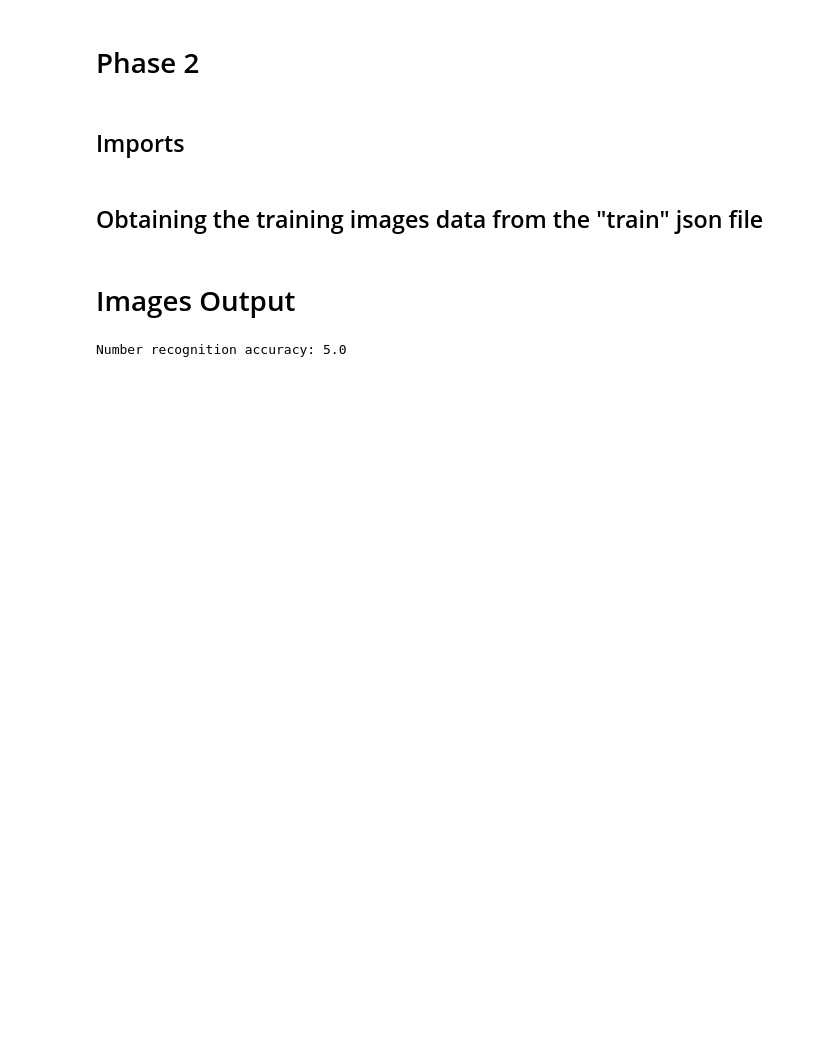
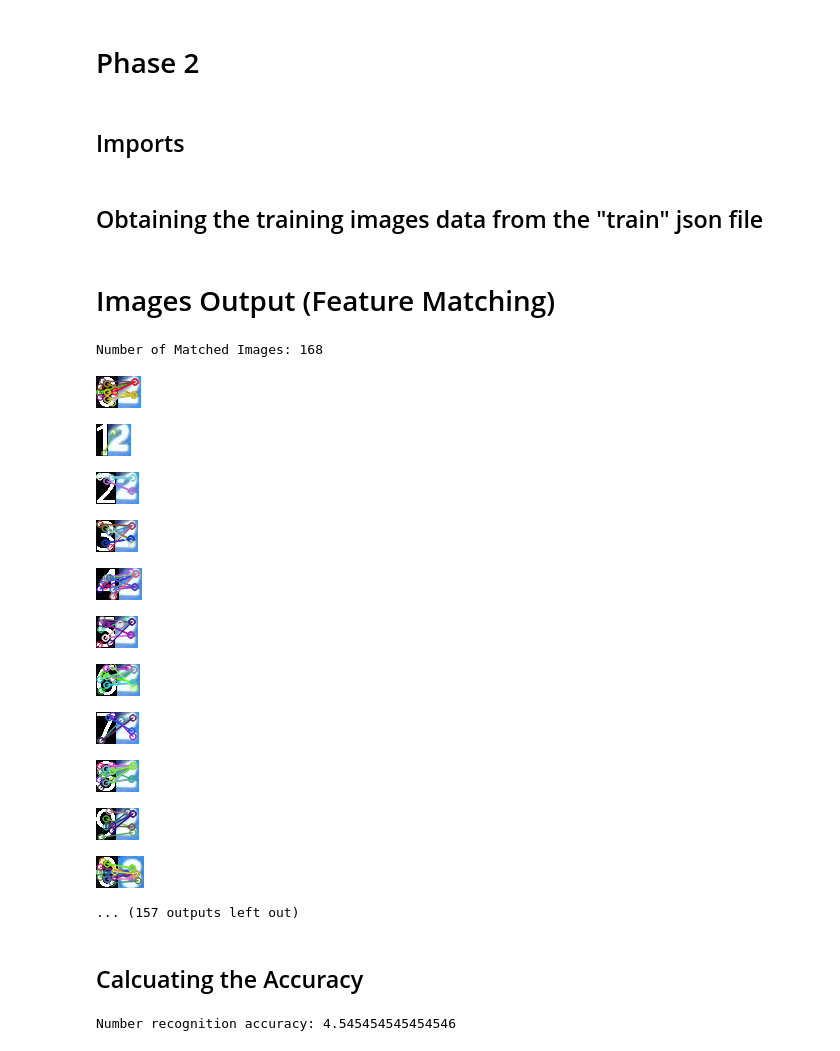
Before and after one commit to Ahmed-Sameh-MM/Computer-Vision-Project, a Jupyter notebook: output_notebook.ipynb, the cells around one changed output. Drawn from its saved outputs; the diff is of its cells as text; code cells hidden in the pictures; blank space fills up the shorter version.

Commit message:
Added the Recognition Result class, modified the notebook, made small adjustments to some files

```diff
--- a/output_notebook.ipynb
+++ b/output_notebook.ipynb
@@ -92,12 +92,40 @@ from recognize import Recognize
 # %%
 training_images = RealData().read_images_from_json(file_name='training.json')
 # %% [markdown]
-# Images Output
+# Images Output (Feature Matching)
 # %%
 # number_of_images -> number of images to be displayed
 
 number_of_images = 10 # change this to obtain the desired number of images (max. 33,402 images)
 
-Recognize().testImages(images=training_images, number_of_images=number_of_images)
+result = Recognize().test_images(images=training_images, number_of_images=number_of_images)
+
+images = result.images
+
+print("Number of Matched Images:", len(images))
+
+for image in images:
+    OutImg = cv2.imencode('.png', image)[1]
+    display(Image(OutImg))
 # %% [output]
-Number recognition accuracy: 5.0
+Number of Matched Images: 168
+[figure, added]
+[figure, added]
+[figure, added]
+[figure, added]
+[figure, added]
+[figure, added]
+[figure, added]
+[figure, added]
+[figure, added]
+[figure, added]
+[figure, added]
+... (157 outputs left out)
+# %% [markdown]
+## Calcuating the Accuracy
+# %%
+accuracy = result.accuracy
+
+print("Number recognition accuracy:", accuracy)
+# %% [output]
+Number recognition accuracy: 4.545454545454546
```
Also changed, not shown: parts of 2 cells of this notebook, 5 other files.
